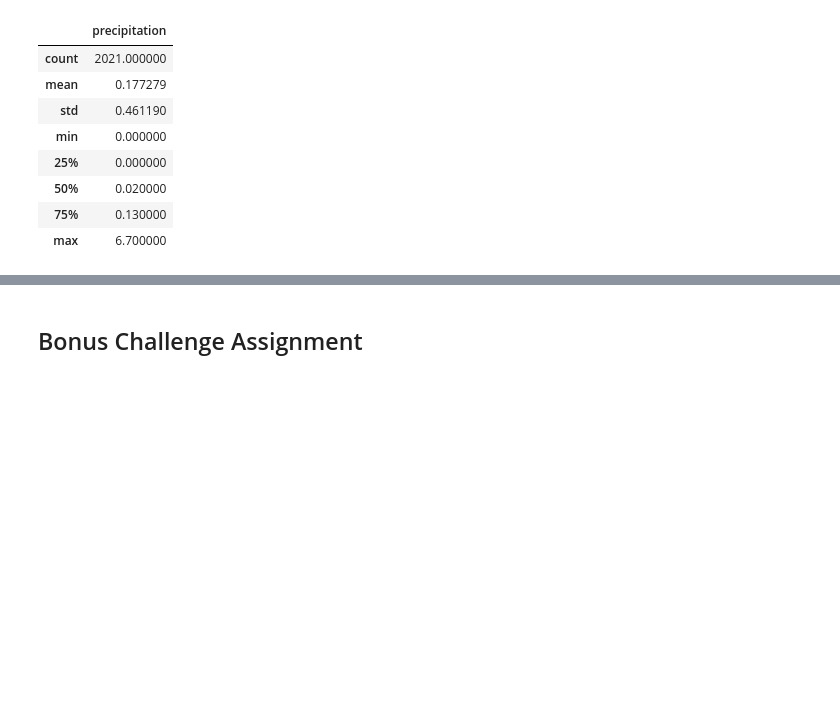
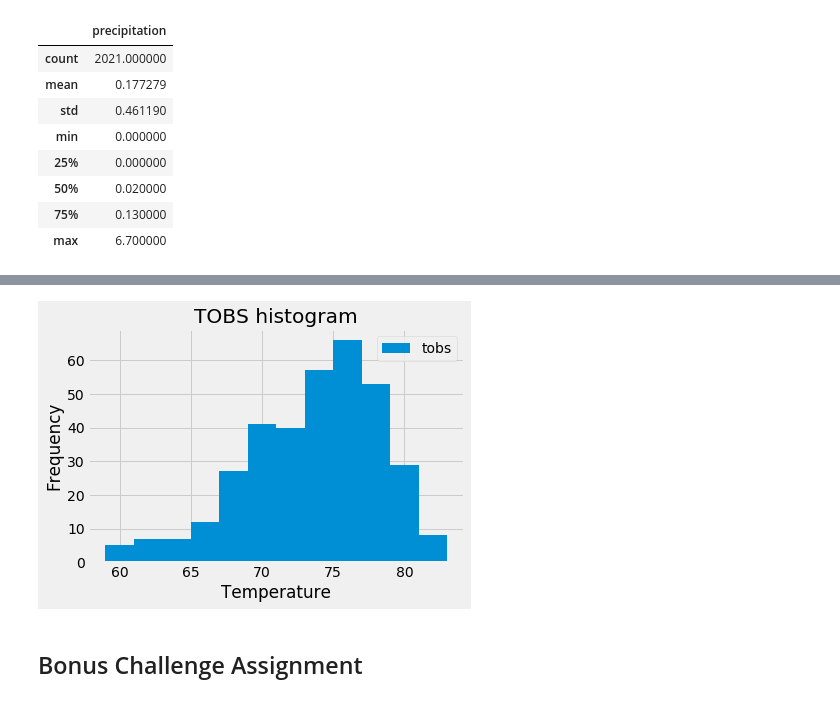
Before and after one commit to UoT-Bootcamp/SQLAlchemy-challenge, a Jupyter notebook: climate_starter.ipynb, the cells around one changed output, grey strips where cells are left out. Drawn from its saved outputs; the diff is of its cells as text; code cells hidden in the pictures; blank space fills up the shorter version.

```diff
--- a/climate_starter.ipynb
+++ b/climate_starter.ipynb
@@ -156,0 +168,11 @@ precipitation_df.describe()
+# %%
+# Using the station id from the previous query, calculate the lowest temperature recorded,
+# highest temperature recorded, and average temperature of the most active station?
+most_active_station = "USC00519281"
+temp_active_station = session.query(func.min(Measurement.tobs), func.max(Measurement.tobs), func.avg(Measurement.tobs)).\
+                    filter_by(station = most_active_station).all()
+
+for temp in temp_active_station:
+    print(f"Lowest temperature recorded for station {most_active_station} is {temp_active_station[0][0]} F.")
+    print(f"Highest temperature recorded for station {most_active_station} is {temp_active_station[0][1]} F.")
+    print(f"Average temperature for station {most_active_station} is {round(temp_active_station[0][2], 2)} F.")
@@ -157,3 +183,11 @@ precipitation_df.describe()
 # %%
 # Choose the station with the highest number of temperature observations.
 # Query the last 12 months of temperature observation data for this station and plot the results as a histogram
+active_station_observation = session.query(Measurement.date, Measurement.tobs).\
+                            filter_by(station = most_active_station).\
+                            filter(func.strftime("%Y-%m-%d", Measurement.date) >= dt.date(2016, 8, 23)).\
+                            all()
+
+active_station_df = pd.DataFrame(active_station_observation, columns = ["date", "temperature"])
+active_station_df = active_station_df.set_index("date")
+active_station_df.head()
@@ -160,3 +202,14 @@ precipitation_df.describe()
+# %%
+
+active_station_df.hist(bins =12)
+
+plt.xlabel("Temperature")
+plt.ylabel("Frequency")
+plt.legend(["tobs"], loc = "upper right")
+plt.title("TOBS histogram")
+plt.show()
+# %% [output]
+[figure, added]
 # %% [markdown]
 ## Bonus Challenge Assignment
 # %%
```
Also changed, not shown: parts of 9 cells of this notebook.
